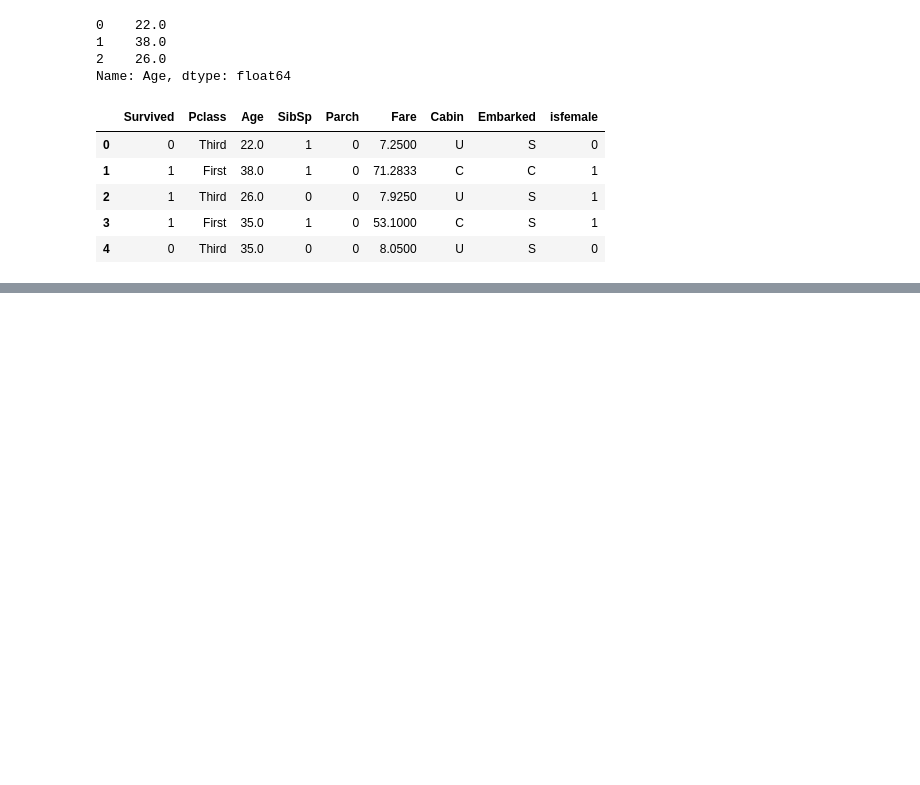
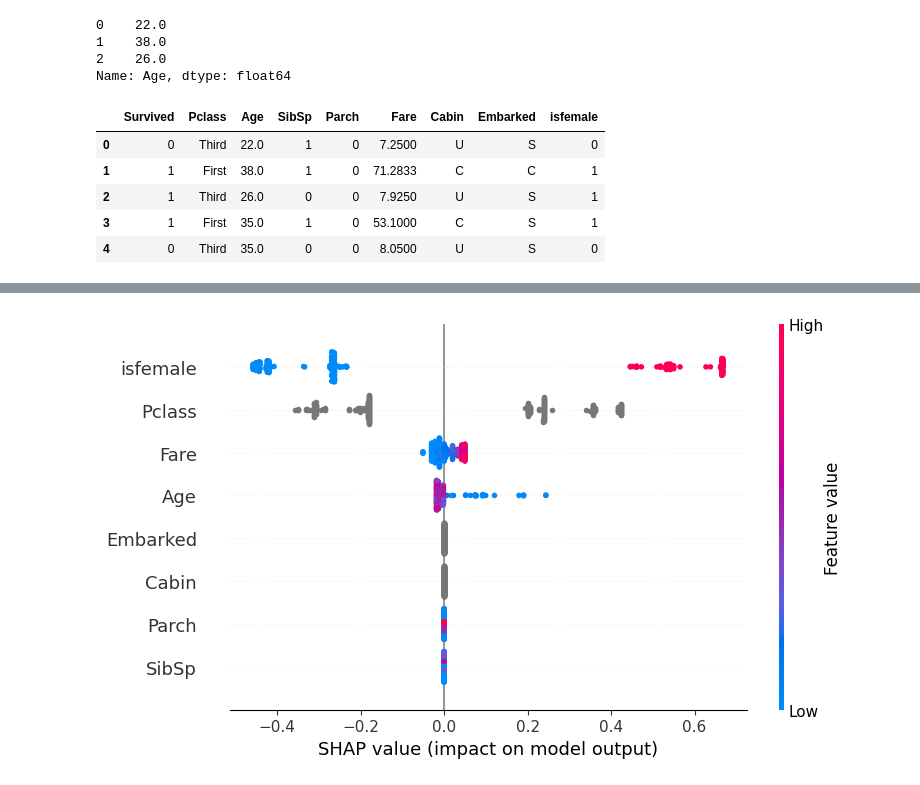
Before and after one commit to raxcy2000/Model_Explainability, a Jupyter notebook: experimentation.ipynb, the cells around one changed output, grey strips where cells are left out. Cells and saved outputs as stored; diff of their text form; code cells hidden in the pictures; blank space fills up the shorter version.

Commit message:
shap added

```diff
--- a/experimentation.ipynb
+++ b/experimentation.ipynb
@@ -150,0 +172,6 @@ features.head(3)
+# %%
+X_train, X_test, y_train, y_test = train_test_split(
+    titanic_data[features],
+    titanic_data[['Survived']],
+    test_size=0.3,
+    random_state=1)
@@ -150,0 +182,11 @@ features.head(3)
+# %%
+catboost_params = {'iterations':5000,
+        'learning_rate':0.01,
+        'cat_features':categorical_features,
+        'depth':3,
+        'eval_metric':'AUC',
+        'verbose':200,
+        'od_type':"Iter", # overfit detector
+        'od_wait':500, # most recent best iteration to wait before stopping
+        'random_seed': 1
+          }
@@ -150,0 +197,7 @@ features.head(3)
+# %%
+cat_model = CatBoostClassifier(**catboost_params)
+cat_model.fit(X_train, y_train,
+          eval_set=(X_test, y_test),
+          use_best_model=True, # True if we don't want to save trees created after iteration with the best validation score
+          plot=True
+         );
@@ -150,0 +217,14 @@ features.head(3)
+# %%
+import shap  # package used to calculate Shap values
+# SHapley Additive exPlanations
+# The goal of SHAP is to explain the prediction of an instance x by computing the contribution of each feature to the prediction. The SHAP explanation method computes Shapley values from coalitional game theory. The feature values of a data instance act as players in a coalition. Shapley values tell us how to fairly distribute the "payout" (= the prediction) among the features.
+
+from catboost import CatBoostClassifier, Pool
+shap_values = cat_model.get_feature_importance(Pool(X_test, label=y_test, cat_features=categorical_features),
+                                               type="ShapValues")
+
+expected_value = shap_values[0,-1]
+shap_values = shap_values[:,:-1]
+
+shap.initjs()
+shap.force_plot(expected_value, shap_values[0,:], X_test.iloc[0,:])
@@ -150,0 +234,4 @@ features.head(3)
+# %%
+shap.summary_plot(shap_values, X_test)
+# %% [output]
+[figure, added]
```
Also changed, not shown: parts of 14 cells of this notebook, 2 other files.
